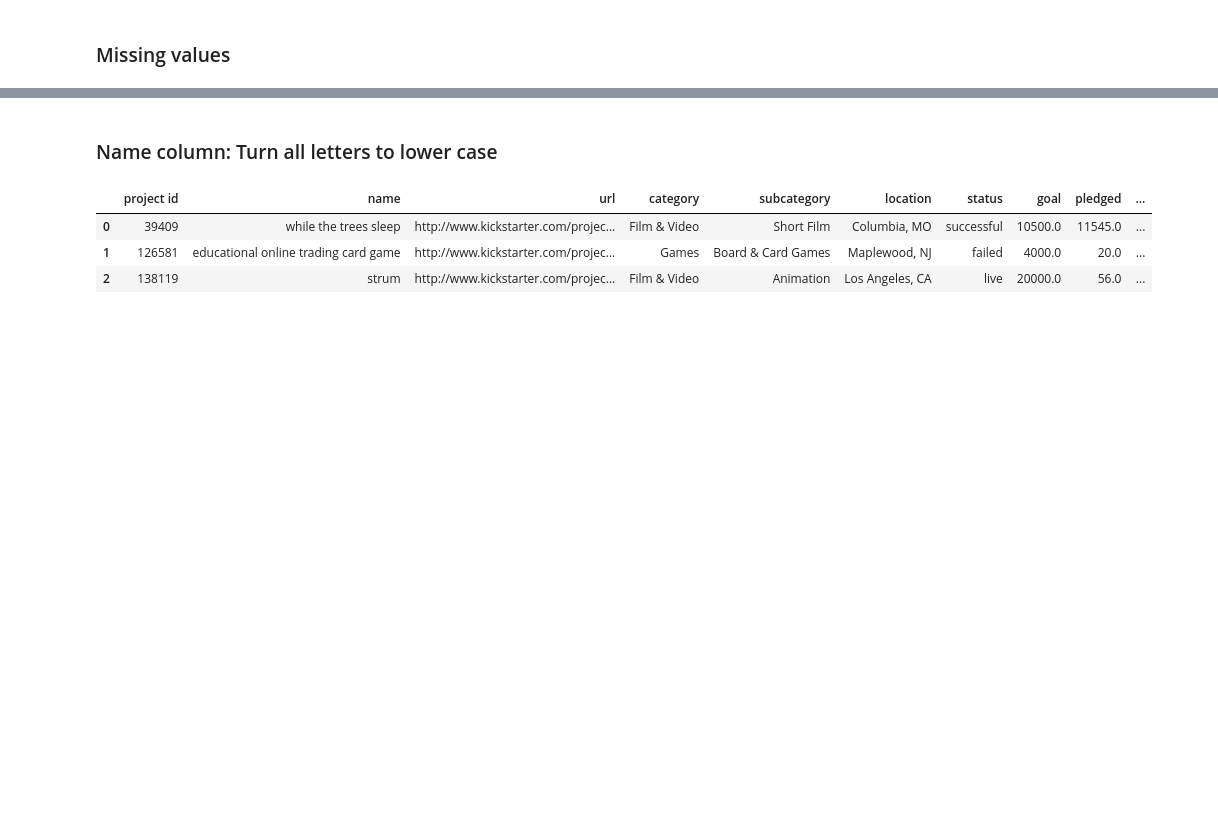
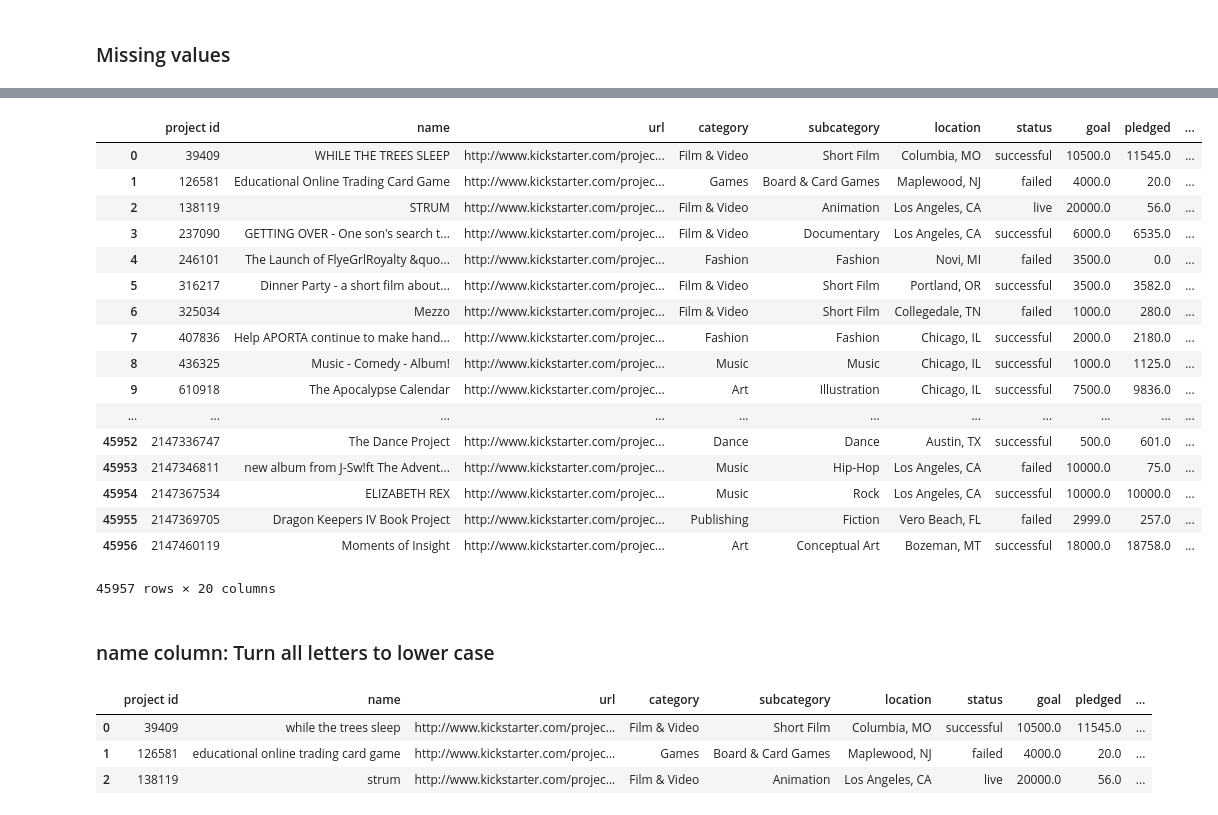
Before and after one commit to yhpf/kickstarter, a Jupyter notebook: kickstarter.ipynb, the cells around one changed output, grey strips where cells are left out. Cells and saved outputs as stored; diff of their text form; code cells hidden in the pictures; blank space fills up the shorter version.

Commit message:
working on date column

```diff
--- a/kickstarter.ipynb
+++ b/kickstarter.ipynb
@@ -125,0 +149,8 @@ Look for outliers.<BR/>
+# %%
+new_date4 = data['date3'].str.split(" ", n=1, expand=True)
+data["year"]= new_date4[0]
+data["time"]= new_date4[1]
+# %%
+# remove columns not needed
+data = data.drop(['date', 'date2', 'date3'], axis=1)
+data.head(3)
@@ -125,0 +163,7 @@ Look for outliers.<BR/>
+# %%
+### Make day column to number (1 = monday, 2 = tuesday etc.)
+data['weekday_nr'] = data['weekday'].replace({'Mon': 1, 'Tue': 2, 'Wed': 3, 'Thu': 4, 'Fri': 5, 'Sat': 6, 'Sun':7})
+# %%
+### Make month column to number (1 = jan, 2 = feb etc.)
+data['month_nr'] = data['month'].replace({'Jan': 1, 'Feb': 2, 'Mar': 3, 'Apr': 4, 'May': 5, 'Jun': 6, 'Jul':7,
+                                             'Aug': 8, 'Sep': 9, 'Oct': 10, 'Nov': 11, 'Dec': 12})
@@ -126,5 +180,28 @@ Look for outliers.<BR/>
+# %%
+data[['project id', 'name', 'url', 'category', 'subcategory', 'location', 'status', 'goal', 'pledged',
+             'funded percentage', 'reward levels', 'updates', 'comments', 'duration', 'weekday', 'weekday_nr',
+             'month', 'month_nr', 'year', 'time']]
+# %% [output]
+|  | project id | name | url | category | subcategory | location | status | goal | pledged | ... |
+| 0 | 39409 | WHILE THE TREES SLEEP | http://www.kickstarter.com/projec... | Film & Video | Short Film | Columbia, MO | successful | 10500.0 | 11545.0 | ... |
+| 1 | 126581 | Educational Online Trading Card Game | http://www.kickstarter.com/projec... | Games | Board & Card Games | Maplewood, NJ | failed | 4000.0 | 20.0 | ... |
+| 2 | 138119 | STRUM | http://www.kickstarter.com/projec... | Film & Video | Animation | Los Angeles, CA | live | 20000.0 | 56.0 | ... |
+| 3 | 237090 | GETTING OVER - One son's search t... | http://www.kickstarter.com/projec... | Film & Video | Documentary | Los Angeles, CA | successful | 6000.0 | 6535.0 | ... |
+| 4 | 246101 | The Launch of FlyeGrlRoyalty &quo... | http://www.kickstarter.com/projec... | Fashion | Fashion | Novi, MI | failed | 3500.0 | 0.0 | ... |
+| 5 | 316217 | Dinner Party - a short film about... | http://www.kickstarter.com/projec... | Film & Video | Short Film | Portland, OR | successful | 3500.0 | 3582.0 | ... |
+| 6 | 325034 | Mezzo | http://www.kickstarter.com/projec... | Film & Video | Short Film | Collegedale, TN | failed | 1000.0 | 280.0 | ... |
+| 7 | 407836 | Help APORTA continue to make hand... | http://www.kickstarter.com/projec... | Fashion | Fashion | Chicago, IL | successful | 2000.0 | 2180.0 | ... |
+| 8 | 436325 | Music - Comedy - Album! | http://www.kickstarter.com/projec... | Music | Music | Chicago, IL | successful | 1000.0 | 1125.0 | ... |
+| 9 | 610918 | The Apocalypse Calendar | http://www.kickstarter.com/projec... | Art | Illustration | Chicago, IL | successful | 7500.0 | 9836.0 | ... |
+| ... | ... | ... | ... | ... | ... | ... | ... | ... | ... | ... |
+| 45952 | 2147336747 | The Dance Project | http://www.kickstarter.com/projec... | Dance | Dance | Austin, TX | successful | 500.0 | 601.0 | ... |
+| 45953 | 2147346811 | new album from J-Sw!ft The Advent... | http://www.kickstarter.com/projec... | Music | Hip-Hop | Los Angeles, CA | failed | 10000.0 | 75.0 | ... |
+| 45954 | 2147367534 | ELIZABETH REX | http://www.kickstarter.com/projec... | Music | Rock | Los Angeles, CA | successful | 10000.0 | 10000.0 | ... |
+| 45955 | 2147369705 | Dragon Keepers IV Book Project | http://www.kickstarter.com/projec... | Publishing | Fiction | Vero Beach, FL | failed | 2999.0 | 257.0 | ... |
+| 45956 | 2147460119 | Moments of Insight | http://www.kickstarter.com/projec... | Art | Conceptual Art | Bozeman, MT | successful | 18000.0 | 18758.0 | ... |
+45957 rows × 20 columns
 # %% [markdown]
-### Name column: Turn all letters to lower case
+### name column: Turn all letters to lower case
 # %%
 data['name'] = data['name'].str.lower()
 data.head(3)
```
Also changed, not shown: parts of 8 cells of this notebook.
